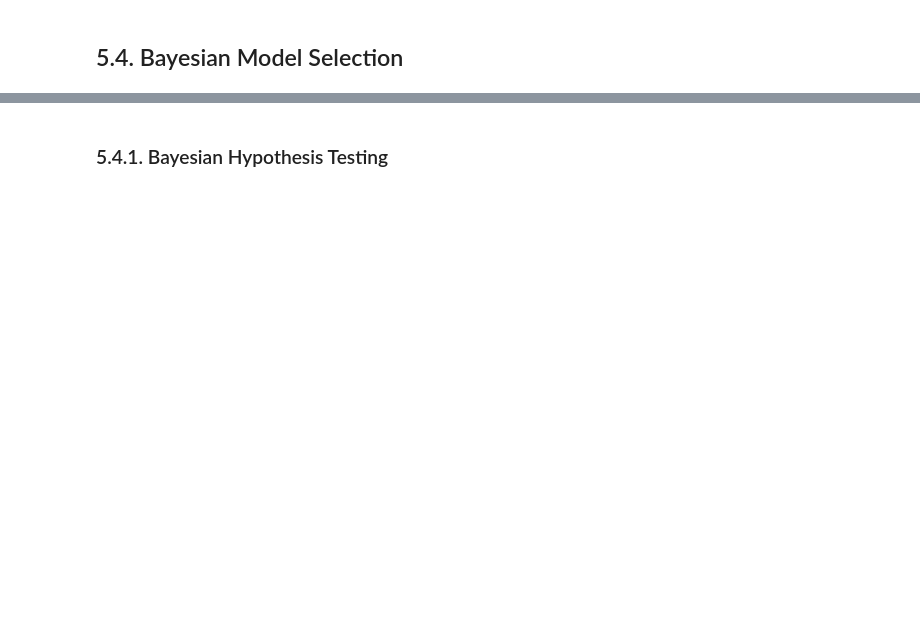
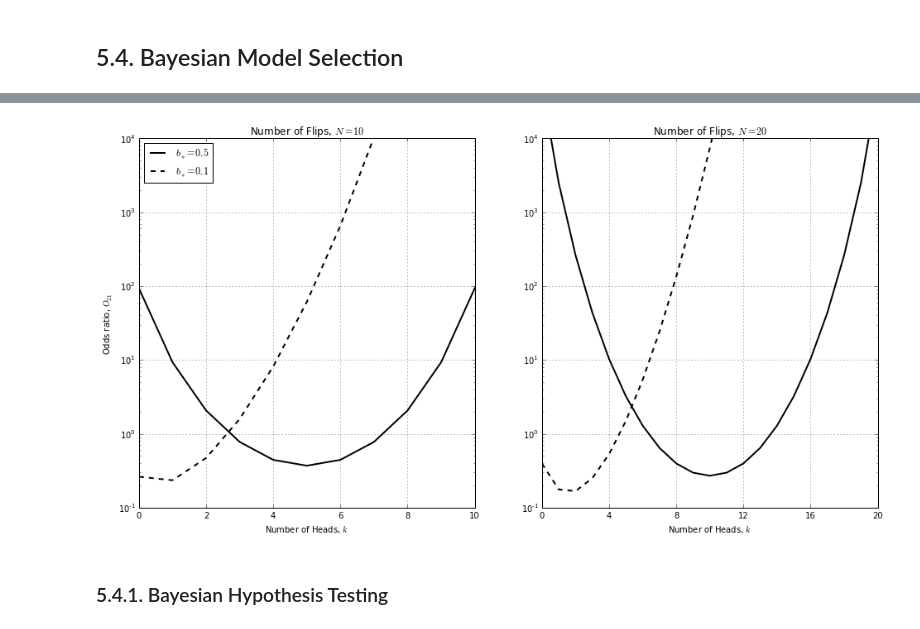
Before and after one commit to adrn/NYCastroML, a Jupyter notebook: Chapter5/Sections5.2-5.4.ipynb, the cells around one changed output, grey strips where cells are left out. Saved outputs shown, nothing was run; the diff lists cells and outputs as text; code cells hidden in the pictures; blank space fills up the shorter version.

```diff
--- a/Chapter5/Sections5.2-5.4.ipynb
+++ b/Chapter5/Sections5.2-5.4.ipynb
@@ -40,2 +146,61 @@ What does the "measure", $m(x)$ *really* do?  Recall that a continuous PDF has u
+# %%
+from scipy import stats
+#
+# Set up the integral.  We'll use the binomial function in
+# scipy to save some writing, but otherwise this is a
+# brute-force integral.
+#
+def integrand(b,bstar,N,k):
+    num = stats.binom(N,b)
+    den = stats.binom(N,bstar)
+    return num.pmf(k)/den.pmf(k)
+b = linspace(0,1,1000)
+db = b[1]-b[0]
+#
+#
+#
+N_1 = 10
+N_2 = 20
+bstar_1 = 0.5
+bstar_2 = 0.1
+k_1 = arange(0,11)
+k_2 = arange(0,21)
+O21_11 = zeros(k_1.shape)
+O21_12 = zeros(k_1.shape)
+O21_21 = zeros(k_2.shape)
+O21_22 = zeros(k_2.shape)
+
+for kk in range(len(k_1)):
+    O21_11[kk] = db*integrand(b,bstar_1,N_1,kk).sum()
+
+for kk in range(len(k_2)):
+    O21_21[kk] = db*integrand(b,bstar_1,N_2,kk).sum()
+
+for kk in range(len(k_1)):
+    O21_12[kk] = db*integrand(b,bstar_2,N_1,kk).sum()
+
+for kk in range(len(k_2)):
+    O21_22[kk] = db*integrand(b,bstar_2,N_2,kk).sum()
+#
+# Plot
+#
+fig,ax = subplots(1,2,figsize=(16,8))
+pl0 = ax[0].semilogy(k_1,O21_11,'k-',k_1,O21_12,'k--',linewidth=2)
+foo = ax[0].grid(True)
+foo = ax[0].set_xlabel('Number of Heads, $k$')
+foo = ax[0].set_xticks([0,2,4,6,8,10])
+foo = ax[0].set_ylabel('Odds ratio, $O_{21}$')
+foo = ax[0].set_ylim([0.1,10000])
+foo = ax[0].set_title('Number of Flips, $N = 10$')
+foo = ax[0].legend(['$b_* = 0.5$','$b_* = 0.1$',], loc=2)
+pl1 = ax[1].semilogy(k_2,O21_21,'k-',k_2,O21_22,'k--',linewidth=2)
+foo = ax[1].grid(True)
+foo = ax[1].set_xlabel('Number of Heads, $k$')
+foo = ax[1].set_xticks([0,4,8,12,16,20])
+#foo = ax[1].set_ylabel('$O_{21}$')
+foo = ax[1].set_ylim([0.1,10000])
+foo = ax[1].set_title('Number of Flips, $N = 20$')
+# %% [output]
+[figure, added]
 # %% [markdown]
 ### 5.4.1. Bayesian Hypothesis Testing
```
Also changed, not shown: parts of 11 cells of this notebook.
